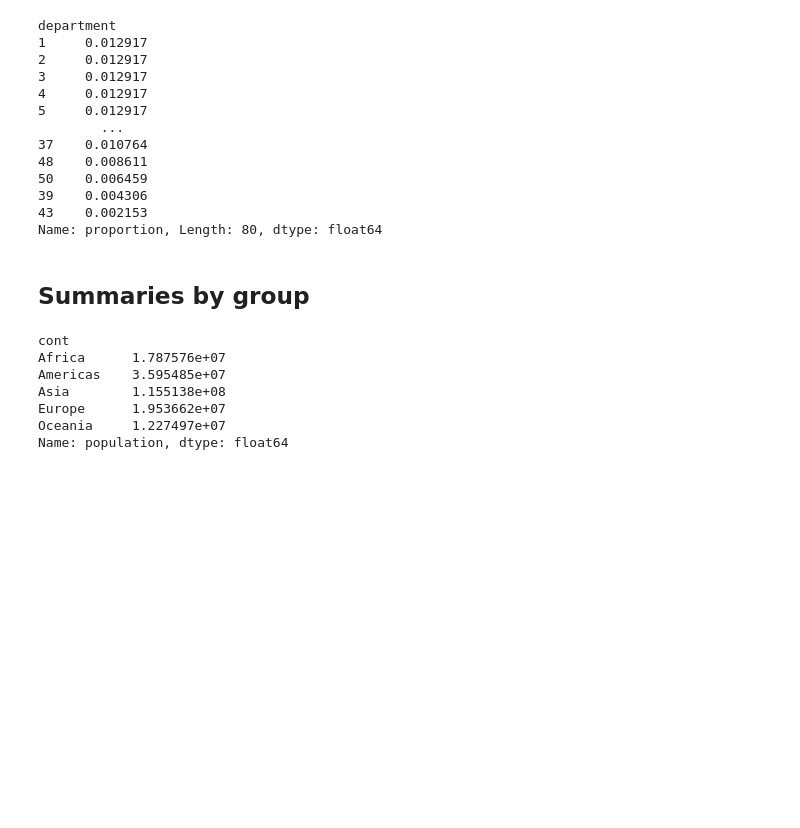
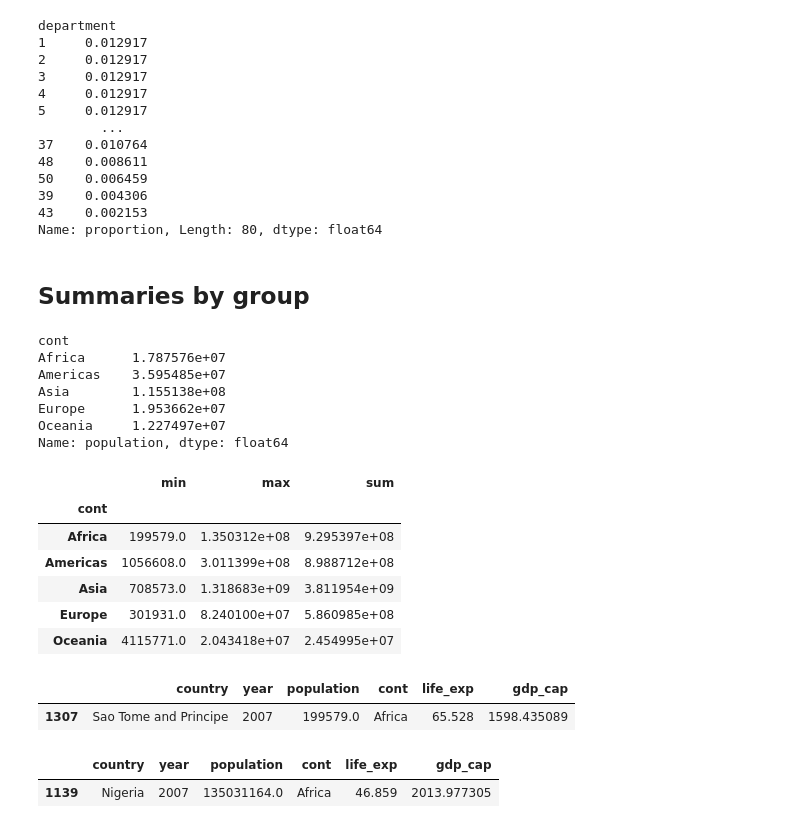
Before and after one commit to GustavMartinez/Python_practice, a Jupyter notebook: 09_libraries/pandas/04_summary_statistics.ipynb, the cells around one changed output. Saved outputs shown, nothing was run; the diff lists cells and outputs as text; code cells hidden in the pictures; blank space fills up the shorter version.

```diff
--- a/09_libraries/pandas/summary_statistics.ipynb
+++ b/09_libraries/pandas/04_summary_statistics.ipynb
@@ -260,3 +262,26 @@ Asia        1.155138e+08
 Europe      1.953662e+07
 Oceania     1.227497e+07
 Name: population, dtype: float64
+# %%
+df.groupby("cont")["population"].agg(["min", "max", "sum"])
+# %% [output]
+|  | min | max | sum |
+| cont |  |  |  |
+| Africa | 199579.0 | 1.350312e+08 | 9.295397e+08 |
+| Americas | 1056608.0 | 3.011399e+08 | 8.988712e+08 |
+| Asia | 708573.0 | 1.318683e+09 | 3.811954e+09 |
+| Europe | 301931.0 | 8.240100e+07 | 5.860985e+08 |
+| Oceania | 4115771.0 | 2.043418e+07 | 2.454995e+07 |
+# %%
+africa = df['cont'] == "Africa"
+mini = df[africa].sort_values('population').head(1)
+mini
+# %% [output]
+|  | country | year | population | cont | life_exp | gdp_cap |
+| 1307 | Sao Tome and Principe | 2007 | 199579.0 | Africa | 65.528 | 1598.435089 |
+# %%
+maxi = df[africa].sort_values('population').tail(1)
+maxi
+# %% [output]
+|  | country | year | population | cont | life_exp | gdp_cap |
+| 1139 | Nigeria | 2007 | 135031164.0 | Africa | 46.859 | 2013.977305 |
```
Also changed, not shown: parts of 1 cell of this notebook, 1 other file.
